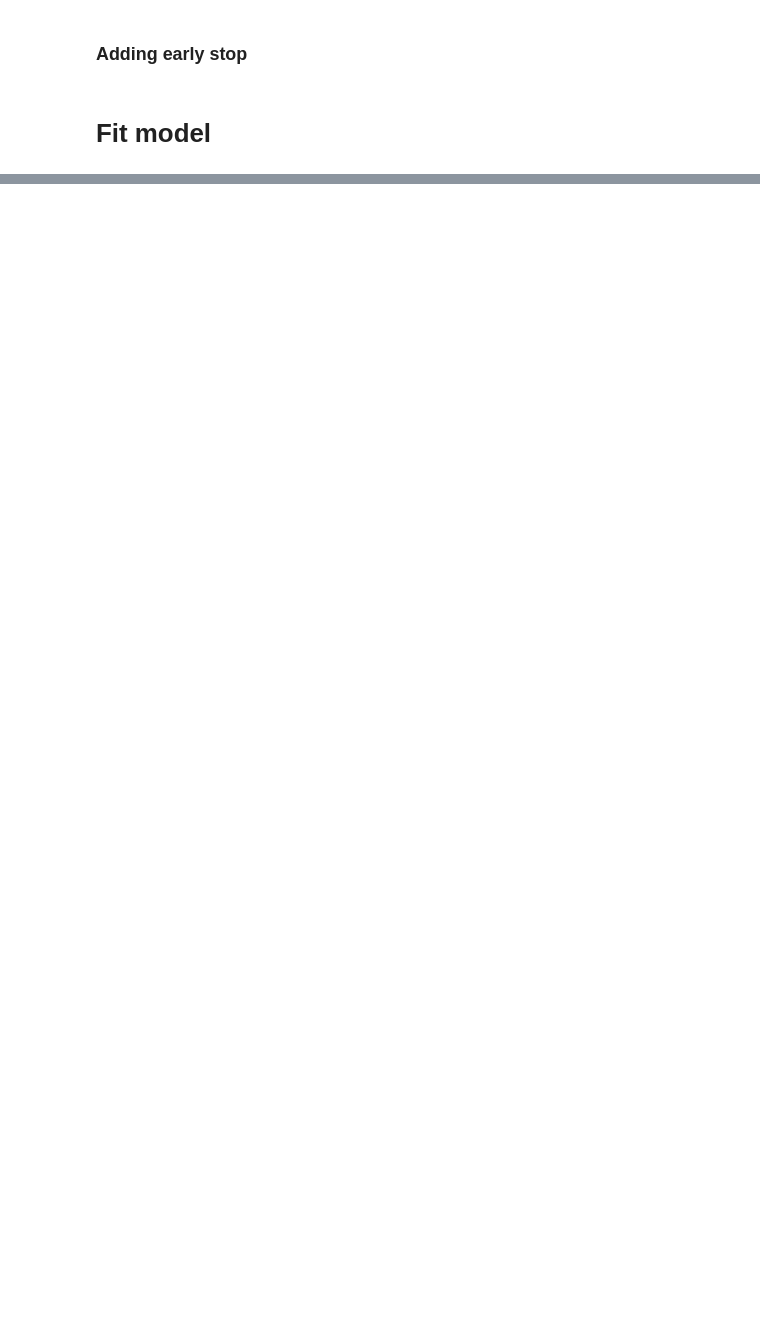
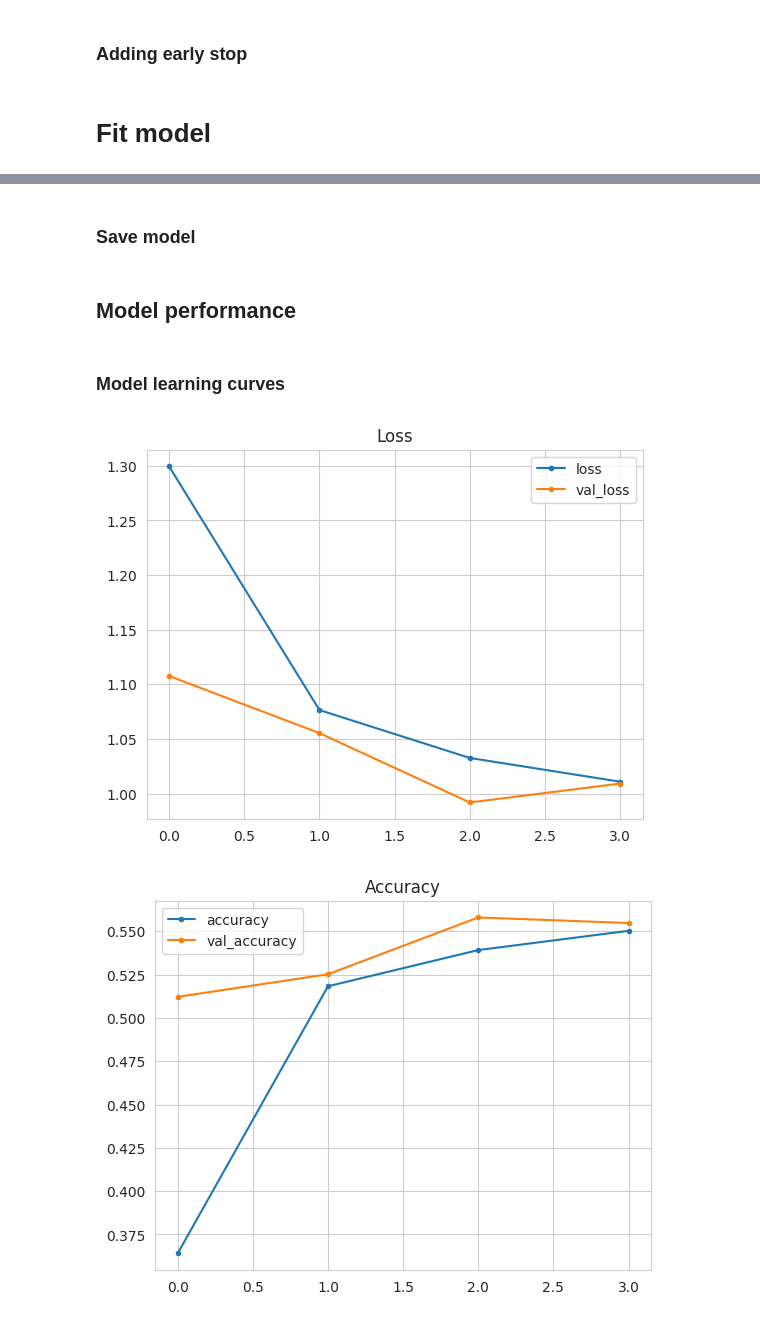
Before and after one commit to eandablo/OCTreader, a Jupyter notebook: jupiter_notebooks/modelling_and_evaluating.ipynb, the cells around one changed output, grey strips where cells are left out. Drawn from its saved outputs; the diff is of its cells as text; code cells hidden in the pictures; blank space fills up the shorter version.

Commit message:
save model and create evaluation

```diff
--- a/jupiter_notebooks/modelling_and_evaluating.ipynb
+++ b/jupiter_notebooks/modelling_and_evaluating.ipynb
@@ -190,6 +190,10 @@ def create_multiclas_model():
     model = Sequential()
 
     model.add(Conv2D(filters=32, kernel_size=(3, 3),
+              input_shape=image_shape, activation='relu', ))
+    model.add(MaxPooling2D(pool_size=(2, 2)))
+
+    model.add(Conv2D(filters=64, kernel_size=(3, 3),
               input_shape=image_shape, activation='relu'))
     model.add(MaxPooling2D(pool_size=(2, 2)))
 
@@ -197,22 +201,11 @@ def create_multiclas_model():
               input_shape=image_shape, activation='relu'))
     model.add(MaxPooling2D(pool_size=(2, 2)))
 
-    model.add(Conv2D(filters=16, kernel_size=(3, 3),
-              input_shape=image_shape, activation='relu'))
-    model.add(MaxPooling2D(pool_size=(2, 2)))
-
-    # model.add(Conv2D(filters=16, kernel_size=(3, 3),
-    #           input_shape=image_shape, activation='relu'))
-    # model.add(MaxPooling2D(pool_size=(2, 2)))
-
-    # model.add(Conv2D(filters=64, kernel_size=(3, 3),
-    #           input_shape=image_shape, activation='relu'))
-    # model.add(MaxPooling2D(pool_size=(2, 2)))
-
     model.add(Flatten())
     model.add(Dense(128, activation='relu'))
 
-    model.add(Dropout(0.4))
+    model.add(Dropout(0.6))
+
     model.add(Dense(4, activation='softmax'))
 
     model.compile(loss='categorical_crossentropy',
@@ -248,7 +241,7 @@ _________________________________________________________________
 ### Adding early stop
 # %%
 from tensorflow.keras.callbacks import EarlyStopping
-patience = 3
+patience = 1
 early_stop = EarlyStopping(monitor='val_loss', patience=patience)
 # %% [markdown]
 # Fit model
@@ -265,0 +266,2 @@ KeyboardInterrupt:
+# %% [markdown]
+### Save model
@@ -265,0 +270,23 @@ KeyboardInterrupt:
+# %% [markdown]
+## Model performance
+# %% [markdown]
+### Model learning curves
+# %%
+losses = pd.DataFrame(model.history.history)
+
+sns.set_style("whitegrid")
+losses[['loss', 'val_loss']].plot(style='.-')
+plt.title("Loss")
+plt.savefig(f'outputs/v1/model_training_losses.png',
+            bbox_inches='tight', dpi=150)
+plt.show()
+
+print("\n")
+losses[['accuracy', 'val_accuracy']].plot(style='.-')
+plt.title("Accuracy")
+plt.savefig(f'outputs/v1/model_training_acc.png',
+            bbox_inches='tight', dpi=150)
+plt.show()
+# %% [output]
+[figure, added]
+[figure, added]
```
Also changed, not shown: parts of 14 cells of this notebook, 15 other files.
